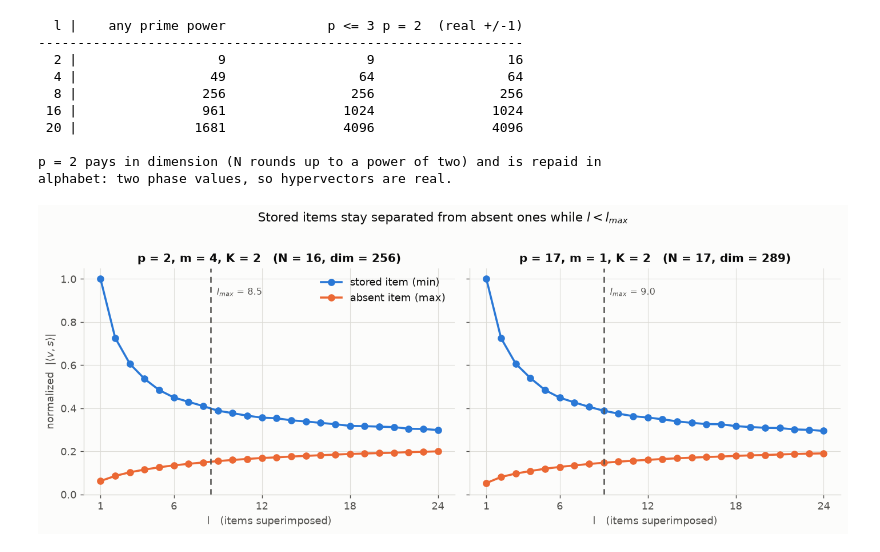
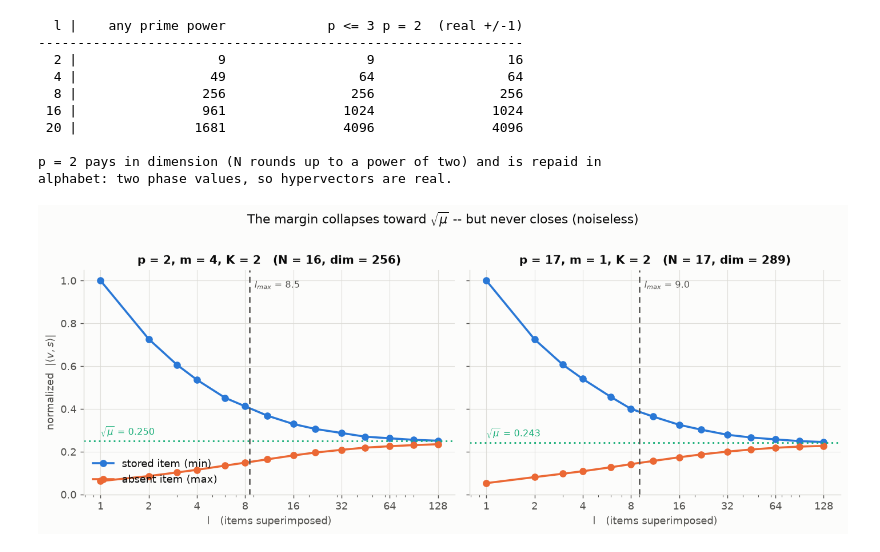
Before and after one commit to Harshahi/HIsto, a Jupyter notebook: encode_m.ipynb, the cells around one changed output. Saved outputs shown, nothing was run; the diff lists cells and outputs as text; code cells hidden in the pictures.

```diff
--- a/encode_m.ipynb
+++ b/encode_m.ipynb
@@ -711,8 +711,12 @@ print(f"RS codeword c = {codeword}")
 print(f"\nexponents of the hypervector, reshaped {N} x {N} (one row per symbol c_i):")
 print(L[:, codeword].T)
 
-print(f"\nthe hypervector itself -- {p}rd roots of unity, first row only:")
-print(hv[:N])
+print(f"\nthe hypervector itself -- all {hv.shape[0]} entries, {p}rd roots of unity.")
+print(f"Grouped into the {N} blocks that give them meaning: block i = phi(f_Had(c_i)),")
+print(f"so the blocks are labelled by the codeword symbols. Flat order is block 0 first.")
+with np.printoptions(precision=3, suppress=True, linewidth=250):
+    for i, ci in enumerate(codeword):
+        print(f"  block {i}  c={ci}:  {hv[i * N:(i + 1) * N]}")
 
 # recover the F_p exponents from the phases: this is the right way to invert phi,
 # rather than casting the complex values to int
@@ -869,61 +873,87 @@ print("alphabet: two phase values, so hypervectors are real.")
 p = 2 pays in dimension (N rounds up to a power of two) and is repaid in
 alphabet: two phase values, so hypervectors are real.
 # %%
-# --- measured separation as l grows -------------------------------------------------
-def separation_sweep(p, m, K, ls, trials, seed):
+# --- measured separation as l grows, pushed well past capacity -----------------------
+def codebook(p, m, K):
+    """All N^K hypervectors as rows. Cheap while N^K is small, and lets the
+    sweeps below draw items without re-encoding."""
+    tab = gf_tables(p, m)
+    q = p ** m
+    return np.array([histo_encode([(i // q ** k) % q for k in range(K)], p, m, tab)
+                     for i in range(q ** K)])
+
+
+def separation_sweep(book, ls, trials, seed):
     """Per l: mean min similarity of a stored item, mean max of an absent one."""
-    tab = gf_tables(p, m)
-    q, dim = p ** m, p ** (2 * m)
-    size = q ** K
+    size, dim = book.shape
     rng = np.random.default_rng(seed)
     stored, absent = [], []
     for l in ls:
         lo, hi = [], []
         for _ in range(trials):
             idx = rng.choice(size, size=min(2 * l, size), replace=False)
-            msgs = [[(int(i) // q ** k) % q for k in range(K)] for i in idx]
-            V = np.array([histo_encode(u, p, m, tab) for u in msgs[:l]])
-            W = np.array([histo_encode(u, p, m, tab) for u in msgs[l:]])
+            V, W = book[idx[:l]], book[idx[l:]]
             s = V.sum(axis=0)
             denom = np.linalg.norm(s) * np.sqrt(dim)
             lo.append(np.abs(V.conj() @ s).min() / denom)
             hi.append(np.abs(W.conj() @ s).max() / denom)
         stored.append(np.mean(lo))
         absent.append(np.mean(hi))
     return np.array(stored), np.array(absent)
 
 
-SWEEP_LS = list(range(1, 25))
+SWEEP_LS = [1, 2, 3, 4, 6, 8, 11, 16, 22, 32, 45, 64, 90, 128]
 CODES = [(2, 4, 2), (17, 1, 2)]        # N = 16 vs 17: same theory, alphabet 2 vs 17
+BOOKS = {c: codebook(*c) for c in CODES}
 
 fig, axes = plt.subplots(1, 2, figsize=(11.0, 4.3), sharey=True)
 rows = []
 for ax, (p, m, K) in zip(axes, CODES):
     N = p ** m
-    st, ab = separation_sweep(p, m, K, SWEEP_LS, trials=10, seed=1)
-    rows.append(((p, m, K, N), st, ab))
+    mu = (K - 1) / N
+    st, ab = separation_sweep(BOOKS[(p, m, K)], SWEEP_LS, trials=10, seed=1)
+    rows.append(((p, m, K, N, mu), st, ab))
+
     ax.plot(SWEEP_LS, st, color=PAL["series"][0], marker="o", label="stored item (min)")
     ax.plot(SWEEP_LS, ab, color=PAL["series"][1], marker="o", label="absent item (max)")
+    # both curves converge on sqrt(mu) and never cross it
+    ax.axhline(np.sqrt(mu), color=PAL["series"][2], linestyle=(0, (1, 2)), linewidth=1.6)
+    ax.annotate(f"$\\sqrt{{\\mu}}$ = {np.sqrt(mu):.3f}", (SWEEP_LS[0], np.sqrt(mu)),
+                xytext=(0, 6), textcoords="offset points",
+                color=PAL["series"][2], fontsize=9)
     ax.axvline(l_max(N, K), color=PAL["ink2"], linestyle=(0, (4, 3)), linewidth=1.4)
-    ax.annotate(f"$l_{{max}}$ = {l_max(N, K):.1f}", (l_max(N, K), 0.96),
-                xytext=(6, 0), textcoords="offset points", color=PAL["ink2"],
+    ax.annotate(f"$l_{{max}}$ = {l_max(N, K):.1f}", (l_max(N, K), 1.0),
+                xytext=(5, 0), textcoords="offset points", color=PAL["ink2"],
                 fontsize=9, va="top")
+
+    ax.set_xscale("log")
+    ax.set_xticks([1, 2, 4, 8, 16, 32, 64, 128])
+    ax.get_xaxis().set_major_formatter(mpl.ticker.ScalarFormatter())
     ax.set_title(f"p = {p}, m = {m}, K = {K}   (N = {N}, dim = {p ** (2 * m)})")
     ax.set_xlabel("l   (items superimposed)")
-    ax.set_xticks([1, 6, 12, 18, 24])
 axes[0].set_ylabel("normalized  $|\\langle v, s \\rangle|$")
 axes[0].set_ylim(0, 1.05)
-axes[0].legend(loc="upper right")
-fig.suptitle("Stored items stay separated from absent ones while $l < l_{max}$", y=1.02)
+axes[0].legend(loc="lower left")
+fig.suptitle("The margin collapses toward $\\sqrt{\\mu}$ -- but never closes "
+             "(noiseless)", y=1.02)
 fig.tight_layout()
 fig.savefig("figures/separation_vs_l.png", bbox_inches="tight")
 plt.show()
 
-for (p, m, K, N), st, ab in rows:
-    print(f"\np={p} m={m} K={K}  N={N}  l_max={l_max(N, K):.2f}")
-    print(f"{'l':>3} {'stored(min)':>12} {'absent(max)':>12} {'margin':>9}")
+for (p, m, K, N, mu), st, ab in rows:
+    print(f"\np={p} m={m} K={K}  N={N}  l_max={l_max(N, K):.2f}  "
+          f"sqrt(mu)={np.sqrt(mu):.4f}")
+    print(f"{'l':>4} {'stored(min)':>12} {'absent(max)':>12} {'margin':>9}")
     for j, l in enumerate(SWEEP_LS):
-        if l in (1, 2, 4, 8, 12, 16, 20, 24):
-            print(f"{l:>3} {st[j]:>12.3f} {ab[j]:>12.3f} {st[j] - ab[j]:>9.3f}")
+        if l in (1, 2, 8, 16, 32, 64, 128):
+            print(f"{l:>4} {st[j]:>12.4f} {ab[j]:>12.4f} {st[j] - ab[j]:>9.4f}")
+    assert (st > ab).all(), "noiselessly, stored must always beat absent"
+
+print("\nThe two curves squeeze toward sqrt(mu) from either side and never cross,")
+print("even at l = 128 = half the entire codebook. A stored item always carries the")
+print("+dim signal term that an absent one structurally lacks, so min(stored) >")
+print("max(absent) holds for every l. This is the paper's Section V-B observation")
+print("that infinitely many objects can be superimposed and still recovered.")
+print("What degrades is the MARGIN, and that is what noise eats -- see below.")
 # %% [output]
-[figure, old version]
+[figure, new version]
```
Also changed, not shown: parts of 4 cells of this notebook, 13 other files.
